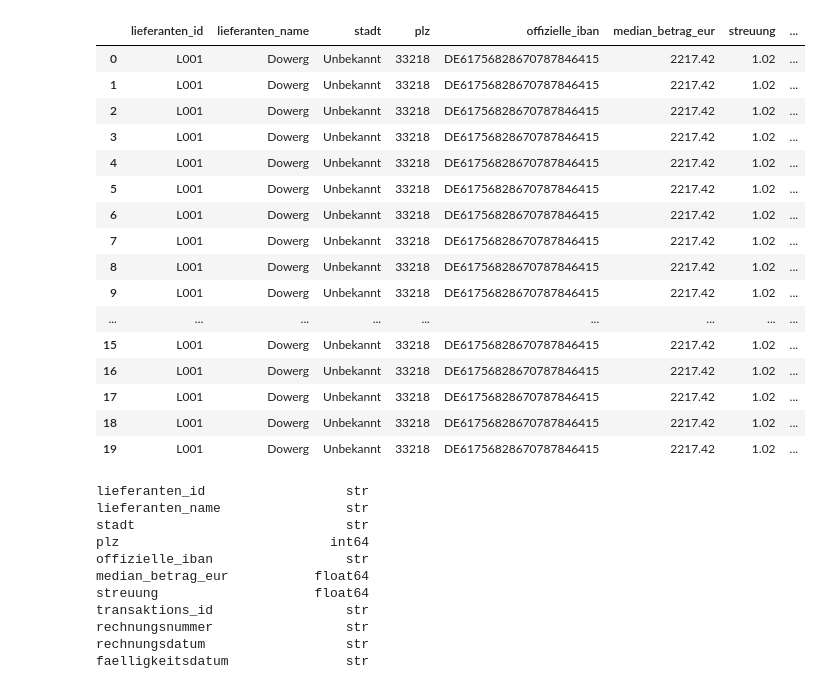
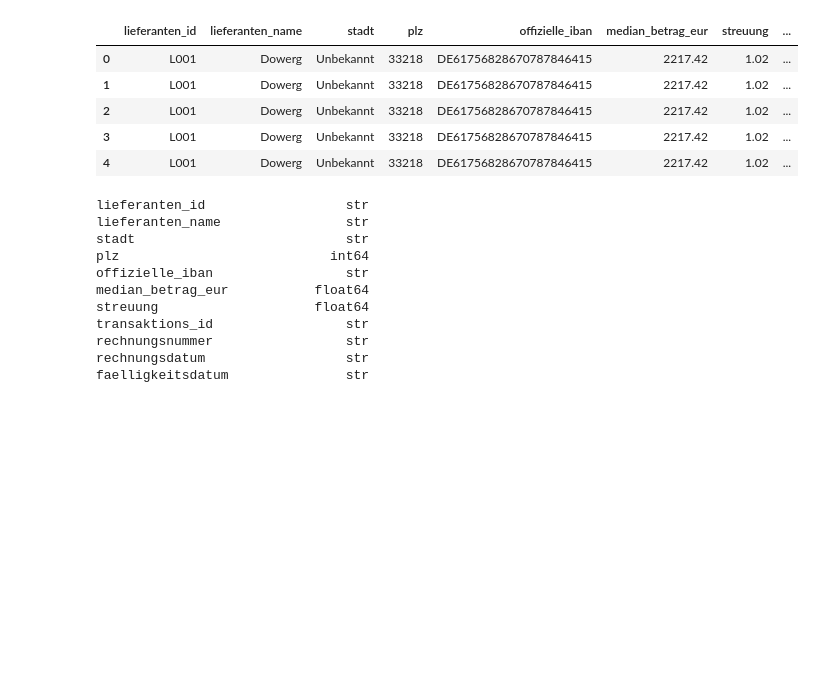
Before and after one commit to hega29/Portfolio, a Jupyter notebook: src/portfolioprojekte/daten_analyse.ipynb, the cells around one changed output. Drawn from its saved outputs; the diff is of its cells as text; code cells hidden in the pictures; blank space fills up the shorter version.

```diff
--- a/src/portfolioprojekte/daten_analyse.ipynb
+++ b/src/portfolioprojekte/daten_analyse.ipynb
@@ -6,25 +30,14 @@ import seaborn as sns
 # %%
 df = pd.read_csv('joined_tabellen_bereinigt.csv')
 # %%
-df.head(20)
+df.head()
 # %% [output]
 |  | lieferanten_id | lieferanten_name | stadt | plz | offizielle_iban | median_betrag_eur | streuung | ... |
 | 0 | L001 | Dowerg | Unbekannt | 33218 | DE61756828670787846415 | 2217.42 | 1.02 | ... |
 | 1 | L001 | Dowerg | Unbekannt | 33218 | DE61756828670787846415 | 2217.42 | 1.02 | ... |
 | 2 | L001 | Dowerg | Unbekannt | 33218 | DE61756828670787846415 | 2217.42 | 1.02 | ... |
 | 3 | L001 | Dowerg | Unbekannt | 33218 | DE61756828670787846415 | 2217.42 | 1.02 | ... |
 | 4 | L001 | Dowerg | Unbekannt | 33218 | DE61756828670787846415 | 2217.42 | 1.02 | ... |
-| 5 | L001 | Dowerg | Unbekannt | 33218 | DE61756828670787846415 | 2217.42 | 1.02 | ... |
-| 6 | L001 | Dowerg | Unbekannt | 33218 | DE61756828670787846415 | 2217.42 | 1.02 | ... |
-| 7 | L001 | Dowerg | Unbekannt | 33218 | DE61756828670787846415 | 2217.42 | 1.02 | ... |
-| 8 | L001 | Dowerg | Unbekannt | 33218 | DE61756828670787846415 | 2217.42 | 1.02 | ... |
-| 9 | L001 | Dowerg | Unbekannt | 33218 | DE61756828670787846415 | 2217.42 | 1.02 | ... |
-| ... | ... | ... | ... | ... | ... | ... | ... | ... |
-| 15 | L001 | Dowerg | Unbekannt | 33218 | DE61756828670787846415 | 2217.42 | 1.02 | ... |
-| 16 | L001 | Dowerg | Unbekannt | 33218 | DE61756828670787846415 | 2217.42 | 1.02 | ... |
-| 17 | L001 | Dowerg | Unbekannt | 33218 | DE61756828670787846415 | 2217.42 | 1.02 | ... |
-| 18 | L001 | Dowerg | Unbekannt | 33218 | DE61756828670787846415 | 2217.42 | 1.02 | ... |
-| 19 | L001 | Dowerg | Unbekannt | 33218 | DE61756828670787846415 | 2217.42 | 1.02 | ... |
 # %%
 df.dtypes
 # %% [output]
```
Also changed, not shown: parts of 6 cells of this notebook.
